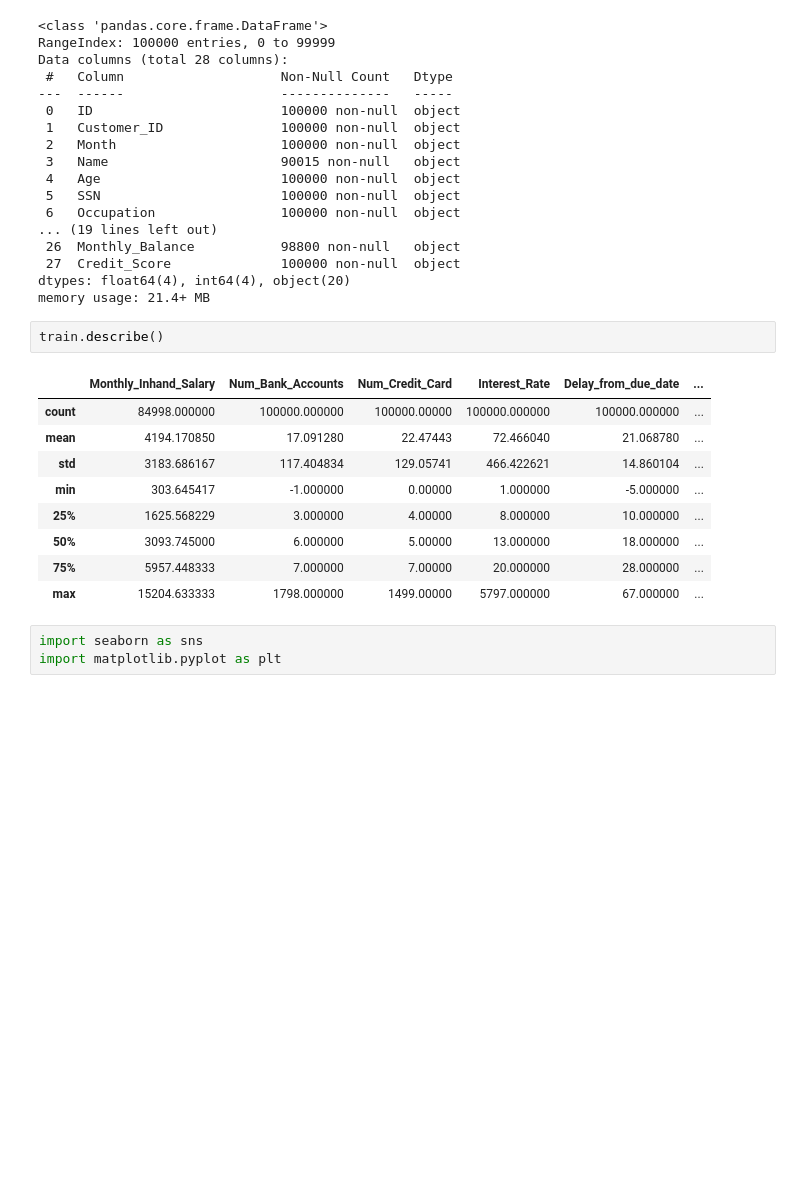
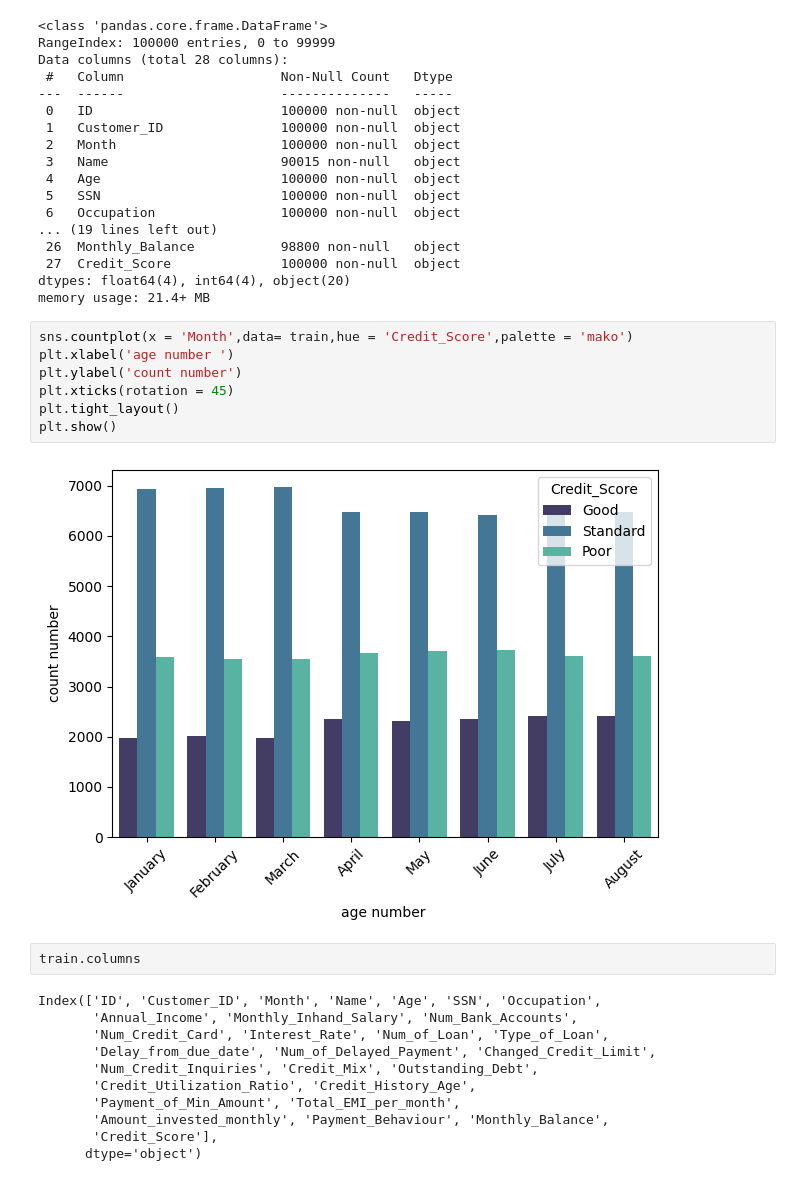
Before and after one commit to mamunur-cou/ML_learning, a Jupyter notebook: credit-score-classification.ipynb, the cells around one changed output. Drawn from its saved outputs; the diff is of its cells as text; blank space fills up the shorter version.

Commit message:
Kaggle Notebook | Credit || Score Classification | Version 3

```diff
--- a/credit-score-classification.ipynb
+++ b/credit-score-classification.ipynb
@@ -45,18 +40,25 @@ Data columns (total 28 columns):
  27  Credit_Score              100000 non-null  object
 dtypes: float64(4), int64(4), object(20)
 memory usage: 21.4+ MB
+# %%
+sns.countplot(x = 'Month',data= train,hue = 'Credit_Score',palette = 'mako')
+plt.xlabel('age number ')
+plt.ylabel('count number')
+plt.xticks(rotation = 45)
+plt.tight_layout()
+plt.show()
+# %% [output]
+[figure, added]
 # %%
-train.describe()
+train.columns
 # %% [output]
-|  | Monthly_Inhand_Salary | Num_Bank_Accounts | Num_Credit_Card | Interest_Rate | Delay_from_due_date | ... |
-| count | 84998.000000 | 100000.000000 | 100000.00000 | 100000.000000 | 100000.000000 | ... |
-| mean | 4194.170850 | 17.091280 | 22.47443 | 72.466040 | 21.068780 | ... |
-| std | 3183.686167 | 117.404834 | 129.05741 | 466.422621 | 14.860104 | ... |
-| min | 303.645417 | -1.000000 | 0.00000 | 1.000000 | -5.000000 | ... |
-| 25% | 1625.568229 | 3.000000 | 4.00000 | 8.000000 | 10.000000 | ... |
-| 50% | 3093.745000 | 6.000000 | 5.00000 | 13.000000 | 18.000000 | ... |
-| 75% | 5957.448333 | 7.000000 | 7.00000 | 20.000000 | 28.000000 | ... |
-| max | 15204.633333 | 1798.000000 | 1499.00000 | 5797.000000 | 67.000000 | ... |
+Index(['ID', 'Customer_ID', 'Month', 'Name', 'Age', 'SSN', 'Occupation',
+       'Annual_Income', 'Monthly_Inhand_Salary', 'Num_Bank_Accounts',
+       'Num_Credit_Card', 'Interest_Rate', 'Num_of_Loan', 'Type_of_Loan',
+       'Delay_from_due_date', 'Num_of_Delayed_Payment', 'Changed_Credit_Limit',
+       'Num_Credit_Inquiries', 'Credit_Mix', 'Outstanding_Debt',
+       'Credit_Utilization_Ratio', 'Credit_History_Age',
+       'Payment_of_Min_Amount', 'Total_EMI_per_month',
+       'Amount_invested_monthly', 'Payment_Behaviour', 'Monthly_Balance',
+       'Credit_Score'],
+      dtype='object')
-# %%
-import seaborn as sns
-import matplotlib.pyplot as plt
```
Also changed, not shown: parts of 20 cells of this notebook.
